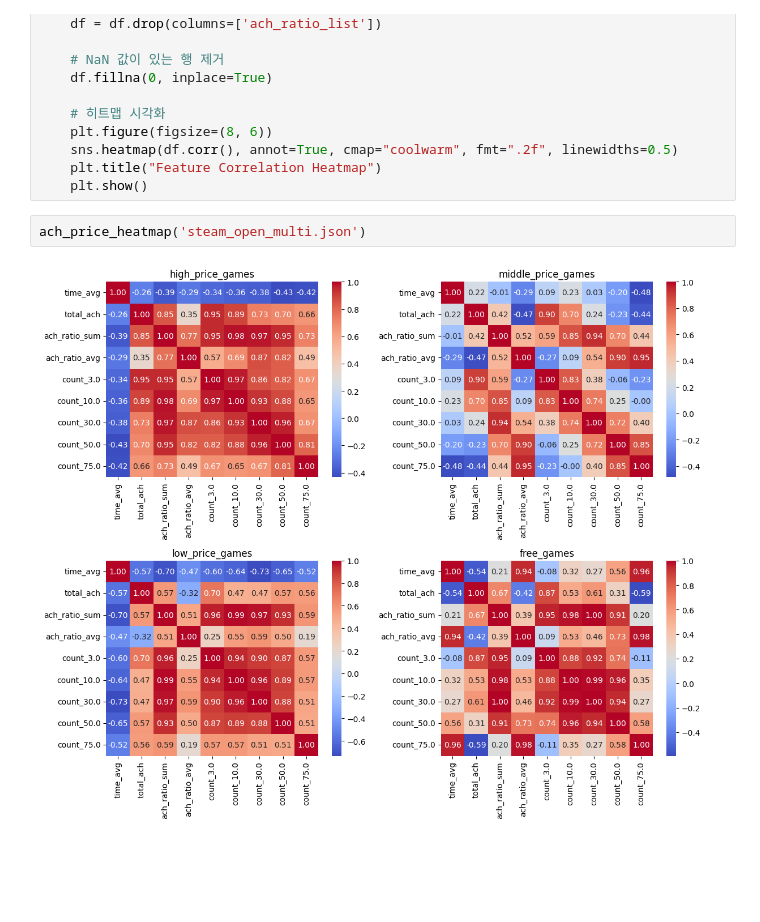
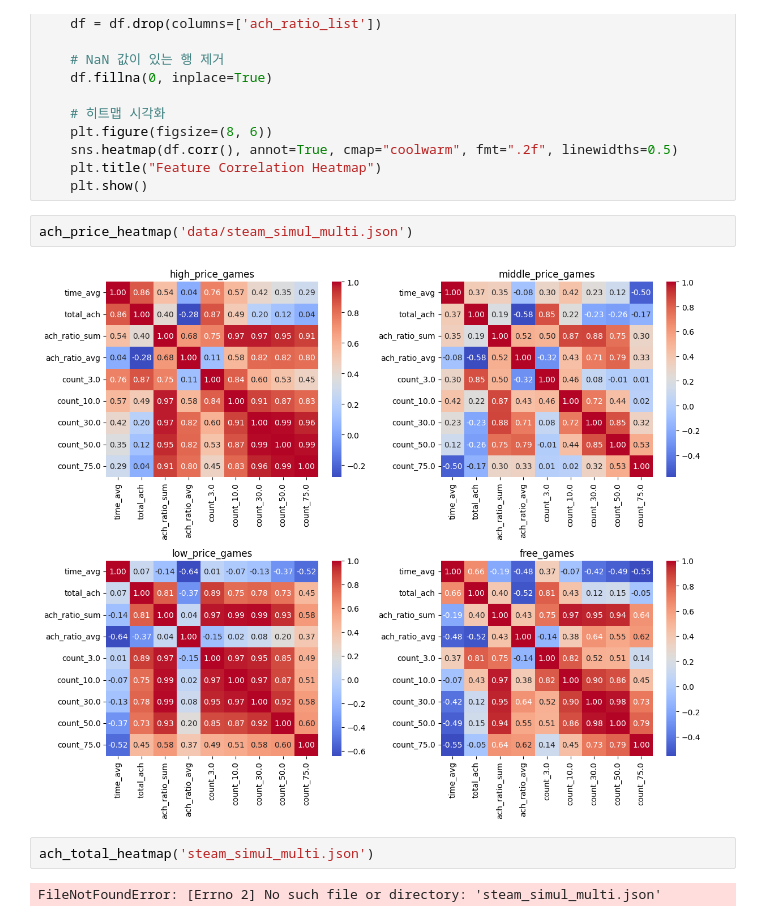
Before and after one commit to hdragon324/Steam_Analysis, a Jupyter notebook: data_analysis.ipynb, the cells around one changed output. Saved outputs shown, nothing was run; the diff lists cells and outputs as text; blank space fills up the shorter version.

```diff
--- a/data_analysis.ipynb
+++ b/data_analysis.ipynb
@@ -80,6 +80,10 @@ def ach_total_heatmap(path):
     plt.title("Feature Correlation Heatmap")
     plt.show()
 # %%
-ach_price_heatmap('steam_open_multi.json')
+ach_price_heatmap('data/steam_simul_multi.json')
 # %% [output]
-[figure, old version]
+[figure, new version]
+# %%
+ach_total_heatmap('steam_simul_multi.json')
+# %% [output]
+FileNotFoundError: [Errno 2] No such file or directory: 'steam_simul_multi.json'
```
Also changed, not shown: 5 other files.
